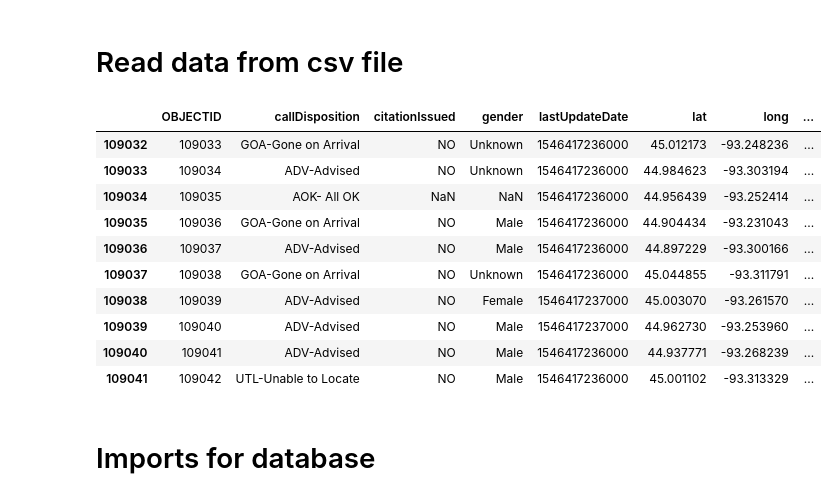
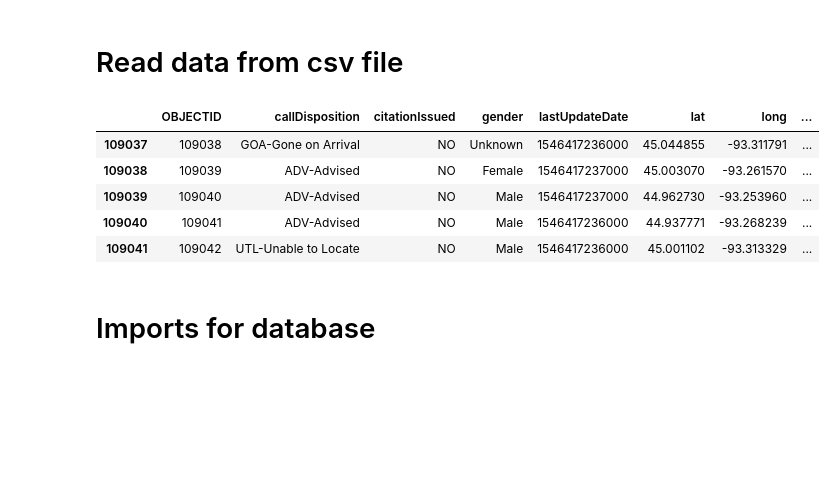
Before and after one commit to mccallkm/Minneapolis-Traffic-Stop-Data-Analysis, a Jupyter notebook: clean_data.ipynb, the cells around one changed output. Drawn from its saved outputs; the diff is of its cells as text; code cells hidden in the pictures; blank space fills up the shorter version.

```diff
--- a/clean_data.ipynb
+++ b/clean_data.ipynb
@@ -13,14 +13,9 @@ from datetime import datetime
 # %%
 stop_file = "static/data/Police_Stop_data2.csv"
 stop_df=pd.read_csv(stop_file)
-stop_df.tail(10)
+stop_df.tail()
 # %% [output]
 |  | OBJECTID | callDisposition | citationIssued | gender | lastUpdateDate | lat | long | ... |
-| 109032 | 109033 | GOA-Gone on Arrival | NO | Unknown | 1546417236000 | 45.012173 | -93.248236 | ... |
-| 109033 | 109034 | ADV-Advised | NO | Unknown | 1546417236000 | 44.984623 | -93.303194 | ... |
-| 109034 | 109035 | AOK- All OK | NaN | NaN | 1546417236000 | 44.956439 | -93.252414 | ... |
-| 109035 | 109036 | GOA-Gone on Arrival | NO | Male | 1546417236000 | 44.904434 | -93.231043 | ... |
-| 109036 | 109037 | ADV-Advised | NO | Male | 1546417236000 | 44.897229 | -93.300166 | ... |
 | 109037 | 109038 | GOA-Gone on Arrival | NO | Unknown | 1546417236000 | 45.044855 | -93.311791 | ... |
 | 109038 | 109039 | ADV-Advised | NO | Female | 1546417237000 | 45.003070 | -93.261570 | ... |
 | 109039 | 109040 | ADV-Advised | NO | Male | 1546417237000 | 44.962730 | -93.253960 | ... |
```
Also changed, not shown: parts of 8 cells of this notebook, 2 other files.
